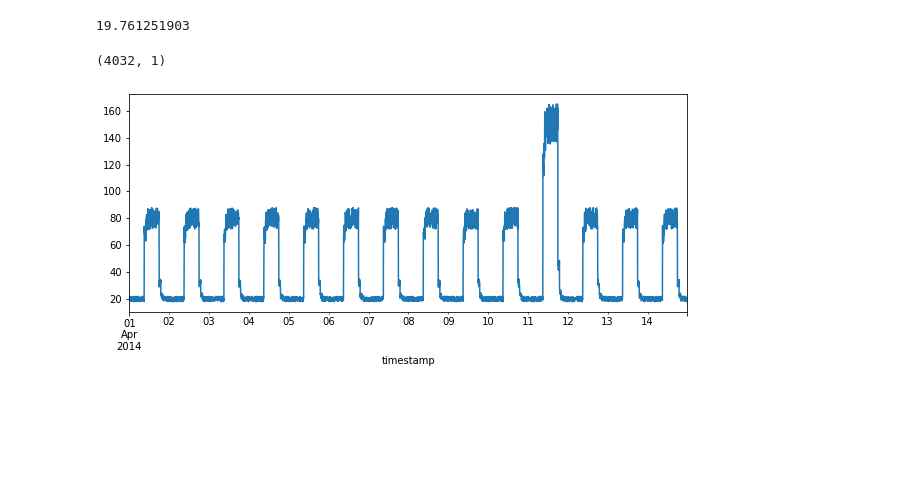
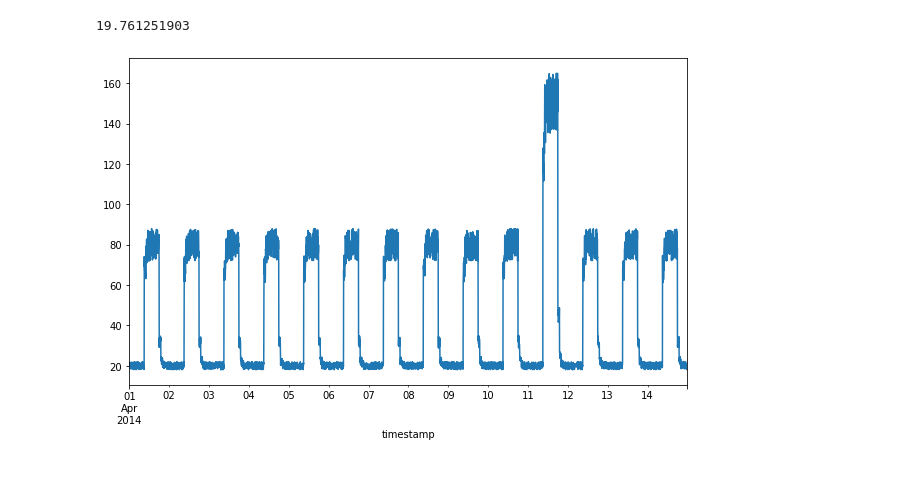
Before and after one commit to G00398258/machinelearningstats-portfolio, a Jupyter notebook: keras-time-series-anomaly.ipynb, the cells around one changed output. Cells and saved outputs as stored; diff of their text form; code cells hidden in the pictures; blank space fills up the shorter version.

```diff
--- a/keras-time-series-anomaly.ipynb
+++ b/keras-time-series-anomaly.ipynb
@@ -142,19 +137,14 @@ df_daily_jumpsup.describe()
 df_daily_jumpsup.iloc[0]['value']
 # %% [output]
 19.761251903
-# %%
-#
-df_daily_jumpsup.shape
-# %% [output]
-(4032, 1)
 # %%
-#
-fig, ax = plt.subplots(figsize=(10,4))
+# Creating another subplot
+fig, ax = plt.subplots(figsize=(10,6))
 
-# Use pandas to plot data frame.
+# Use pandas to plot the second data frame
 df_daily_jumpsup.plot(legend=False, ax=ax);
 # %% [output]
-[figure, old version]
+[figure, new version]
 # %% [markdown]
 <br>
 # %% [markdown]
```
Also changed, not shown: parts of 33 cells of this notebook, 4 other files.
